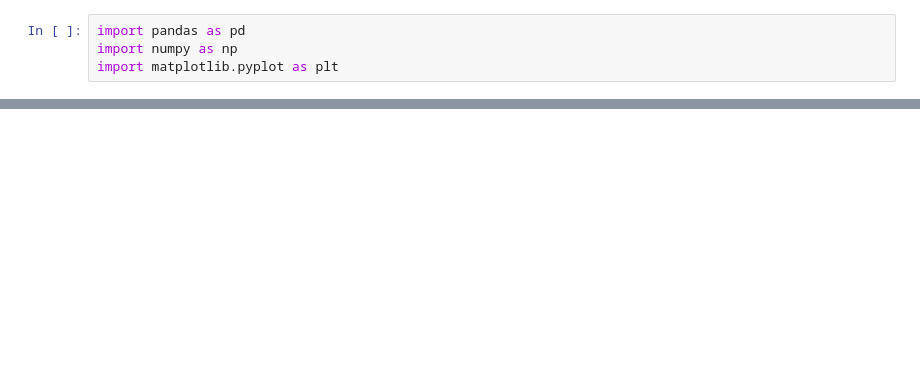
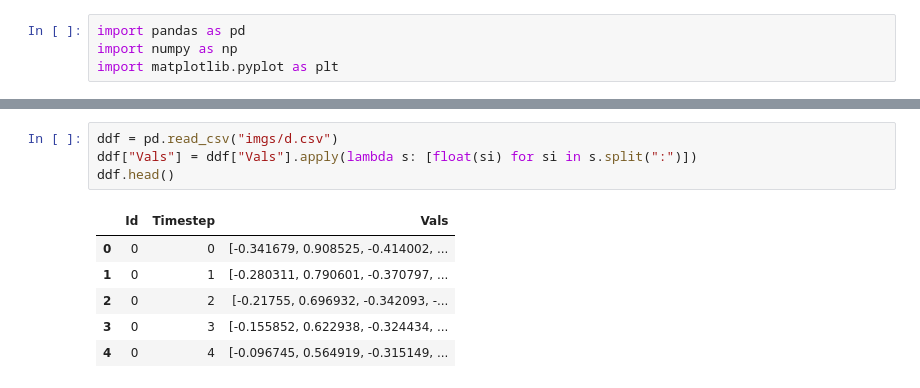
Before and after one commit to JoshPattman/evo-diffusion, a Jupyter notebook: torch.ipynb, the cells around one changed output, grey strips where cells are left out. Saved outputs shown, nothing was run; the diff lists cells and outputs as text; blank space fills up the shorter version.

```diff
--- a/torch.ipynb
+++ b/torch.ipynb
@@ -31,0 +44,11 @@ plt.show()
+# %%
+ddf = pd.read_csv("imgs/d.csv")
+ddf["Vals"] = ddf["Vals"].apply(lambda s: [float(si) for si in s.split(":")])
+ddf.head()
+# %% [output]
+|  | Id | Timestep | Vals |
+| 0 | 0 | 0 | [-0.341679, 0.908525, -0.414002, ... |
+| 1 | 0 | 1 | [-0.280311, 0.790601, -0.370797, ... |
+| 2 | 0 | 2 | [-0.21755, 0.696932, -0.342093, -... |
+| 3 | 0 | 3 | [-0.155852, 0.622938, -0.324434, ... |
+| 4 | 0 | 4 | [-0.096745, 0.564919, -0.315149, ... |
```
Also changed, not shown: parts of 5 cells of this notebook, 1 other file.
